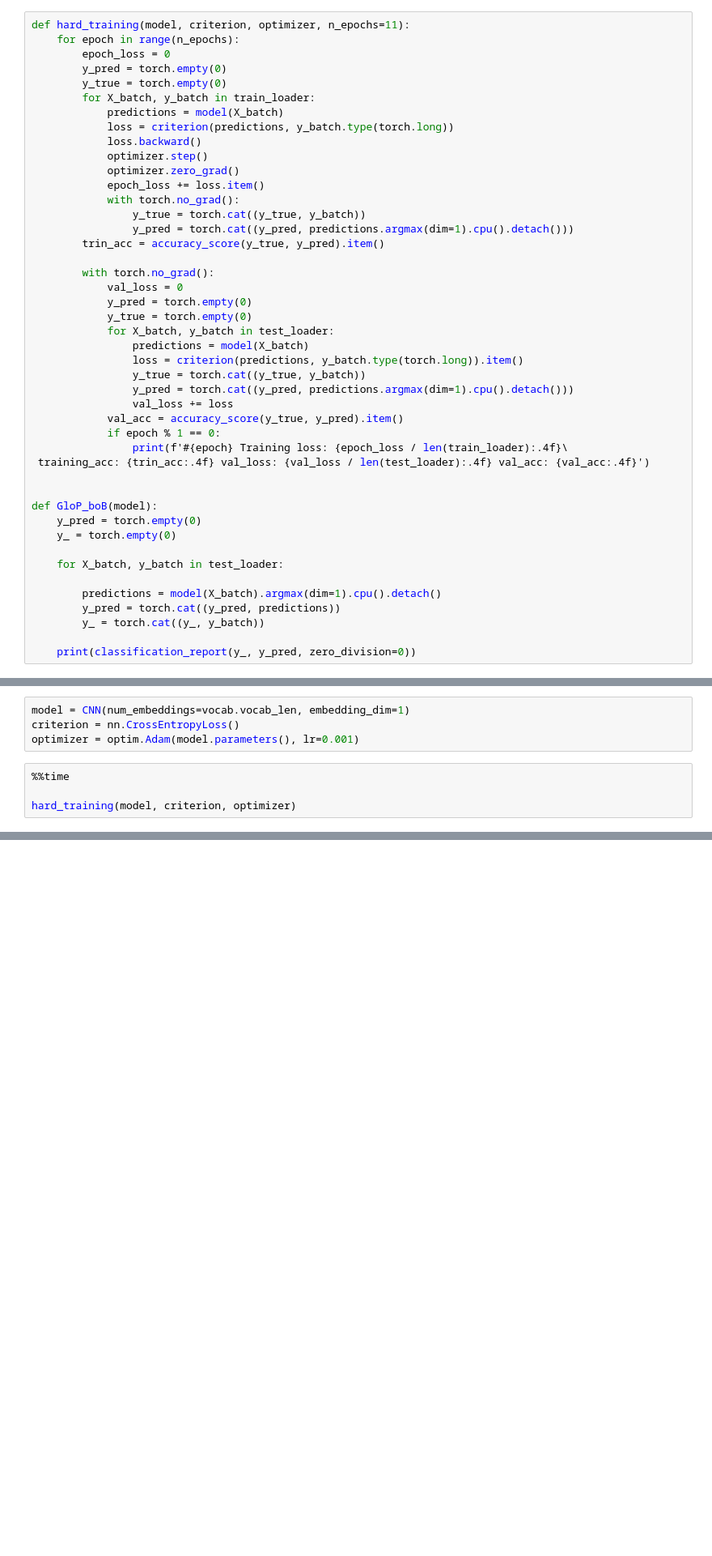
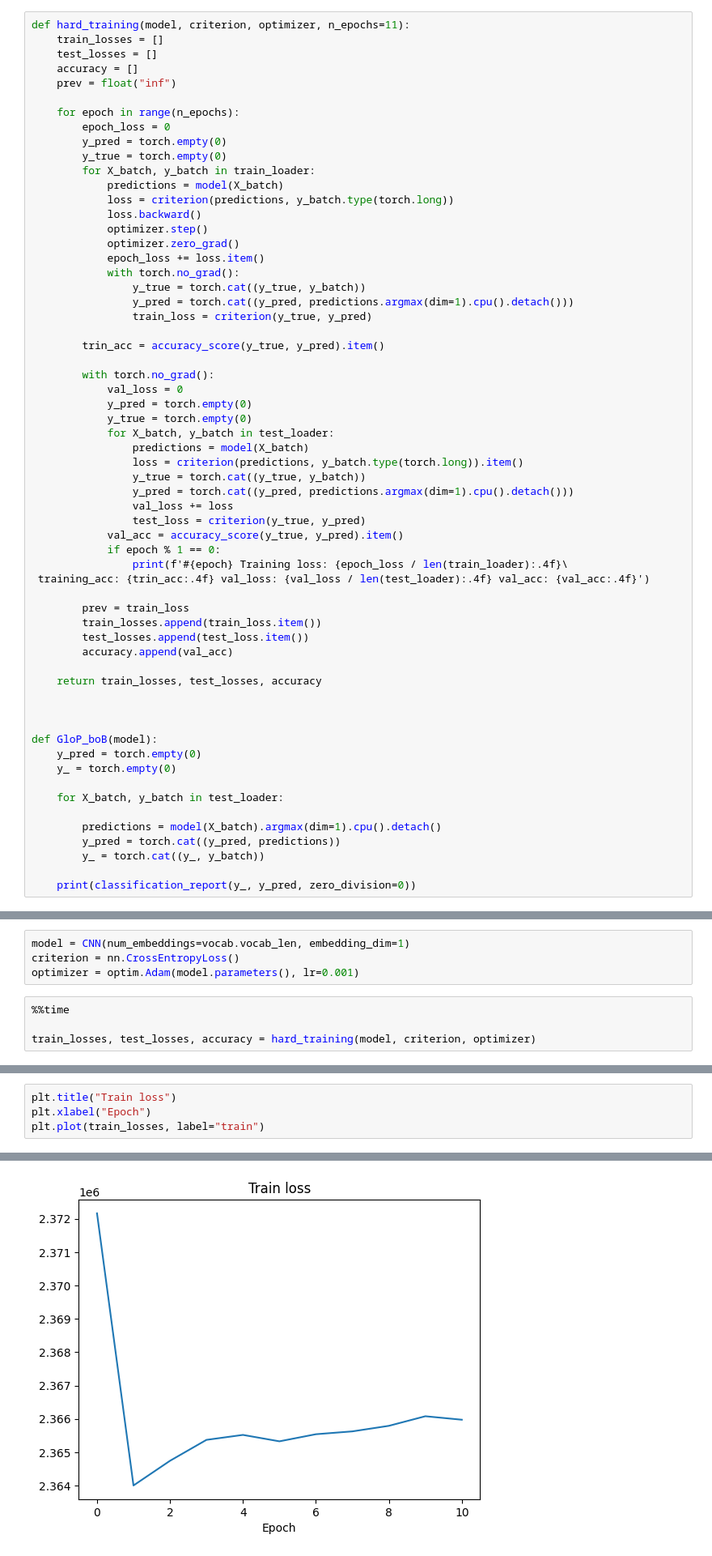
Before and after one commit to Kravchenko-Daniil/University, a Jupyter notebook: CoursePaper-course 3/classification.ipynb, the cells around one changed output, grey strips where cells are left out. Shown at 81% size. Drawn from its saved outputs; the diff is of its cells as text; blank space fills up the shorter version.

```diff
--- a/CoursePaper-course 3/classification.ipynb
+++ b/CoursePaper-course 3/classification.ipynb
@@ -317,6 +319,11 @@ class PasswordsDataset(Dataset):
         return self.vectorize(self.X.iloc[idx]), self.y.iloc[idx]
 # %%
 def hard_training(model, criterion, optimizer, n_epochs=11):
+    train_losses = []
+    test_losses = []
+    accuracy = []
+    prev = float("inf")
+
     for epoch in range(n_epochs):
         epoch_loss = 0
         y_pred = torch.empty(0)
@@ -331,6 +338,8 @@ def hard_training(model, criterion, optimizer, n_epochs=11):
             with torch.no_grad():
                 y_true = torch.cat((y_true, y_batch))
                 y_pred = torch.cat((y_pred, predictions.argmax(dim=1).cpu().detach()))
+                train_loss = criterion(y_true, y_pred)
+
         trin_acc = accuracy_score(y_true, y_pred).item()
 
         with torch.no_grad():
@@ -343,10 +352,19 @@ def hard_training(model, criterion, optimizer, n_epochs=11):
                 y_true = torch.cat((y_true, y_batch))
                 y_pred = torch.cat((y_pred, predictions.argmax(dim=1).cpu().detach()))
                 val_loss += loss
+                test_loss = criterion(y_true, y_pred)
             val_acc = accuracy_score(y_true, y_pred).item()
             if epoch % 1 == 0:
                 print(f'#{epoch} Training loss: {epoch_loss / len(train_loader):.4f}\
  training_acc: {trin_acc:.4f} val_loss: {val_loss / len(test_loader):.4f} val_acc: {val_acc:.4f}')
+
+        prev = train_loss
+        train_losses.append(train_loss.item())
+        test_losses.append(test_loss.item())
+        accuracy.append(val_acc)
+
+    return train_losses, test_losses, accuracy
+
 
 
 def GloP_boB(model):
@@ -424,5 +442,5 @@ optimizer = optim.Adam(model.parameters(), lr=0.001)
 # %%
 %%time
 
-hard_training(model, criterion, optimizer)
+train_losses, test_losses, accuracy = hard_training(model, criterion, optimizer)
 # %% [output]
@@ -451,3 +469,8 @@ GloP_boB(model)
     accuracy                           1.00     51195
    macro avg       1.00      1.00      1.00     51195
 weighted avg       1.00      1.00      1.00     51195
+# %%
+plt.title("Train loss")
+plt.xlabel("Epoch")
+plt.plot(train_losses, label="train")
+# %% [output]
@@ -453,0 +478 @@ weighted avg       1.00      1.00      1.00     51195
+[figure, added]
```
Also changed, not shown: parts of 17 cells of this notebook, 2 other files.
